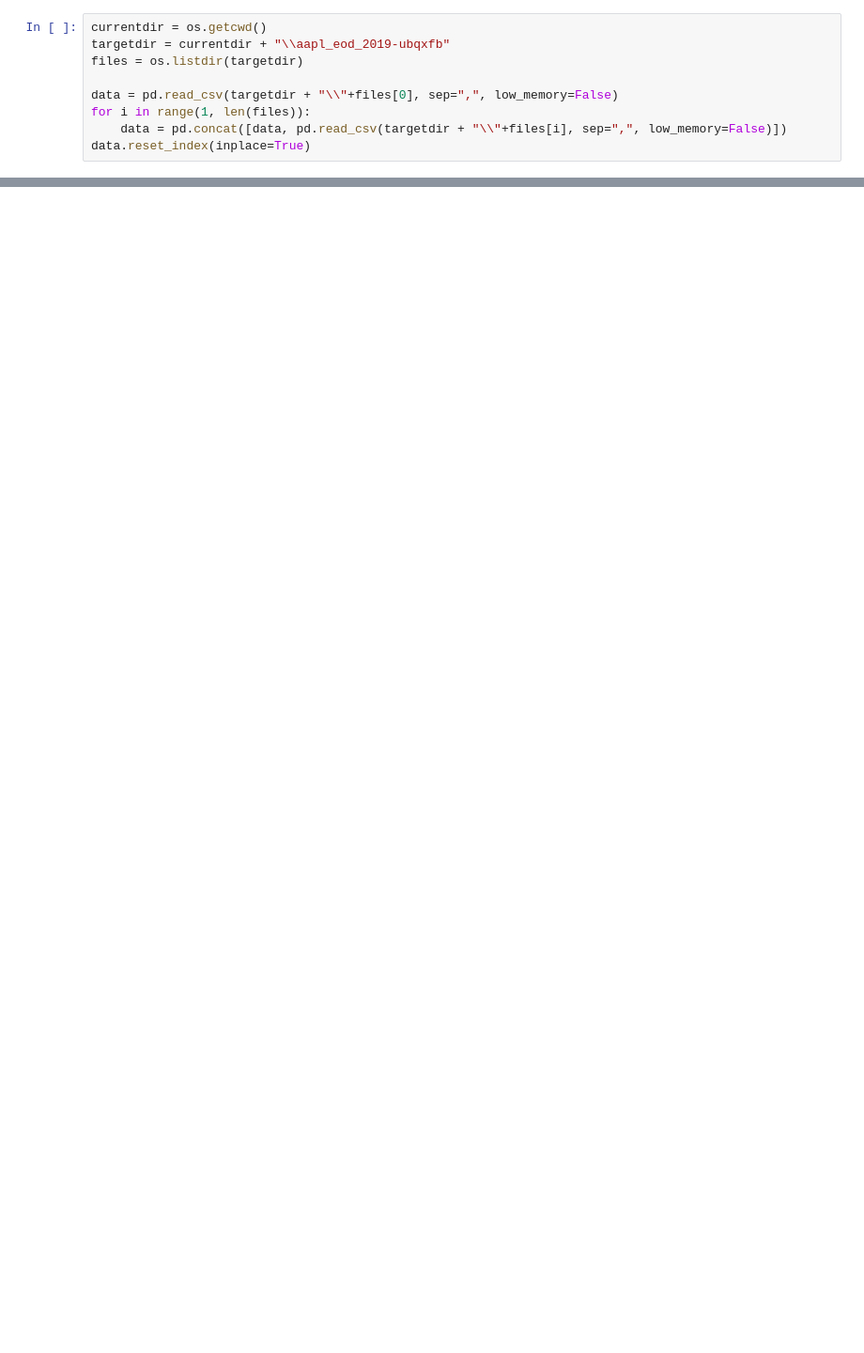
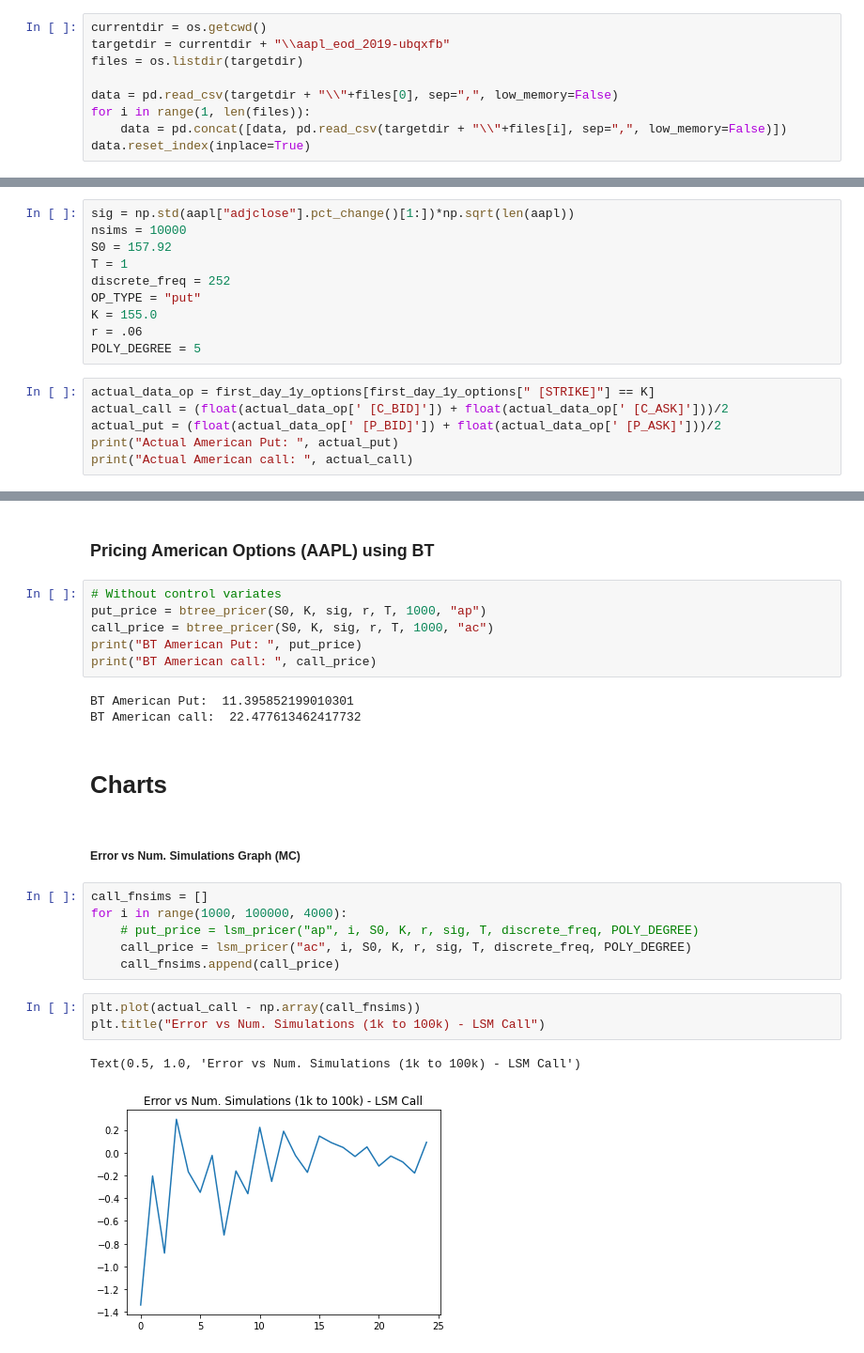
Before and after one commit to sidiyer00/FE620-Option-Pricing, a Jupyter notebook: aapl_pricing.ipynb, the cells around one changed output, grey strips where cells are left out. Shown: that part at 94% size. Saved outputs shown, nothing was run; the diff lists cells and outputs as text; blank space fills up the shorter version.

Commit message:
Added charts for errors vs actual aapl prices

```diff
--- a/aapl_pricing.ipynb
+++ b/aapl_pricing.ipynb
@@ -29,0 +55,16 @@ data
+# %%
+sig = np.std(aapl["adjclose"].pct_change()[1:])*np.sqrt(len(aapl))
+nsims = 10000
+S0 = 157.92
+T = 1
+discrete_freq = 252
+OP_TYPE = "put"
+K = 155.0
+r = .06
+POLY_DEGREE = 5
+# %%
+actual_data_op = first_day_1y_options[first_day_1y_options[" [STRIKE]"] == K]
+actual_call = (float(actual_data_op[' [C_BID]']) + float(actual_data_op[' [C_ASK]']))/2
+actual_put = (float(actual_data_op[' [P_BID]']) + float(actual_data_op[' [P_ASK]']))/2
+print("Actual American Put: ", actual_put)
+print("Actual American call: ", actual_call)
@@ -29,0 +84,27 @@ data
+# %% [markdown]
+### Pricing American Options (AAPL) using BT
+# %%
+# Without control variates
+put_price = btree_pricer(S0, K, sig, r, T, 1000, "ap")
+call_price = btree_pricer(S0, K, sig, r, T, 1000, "ac")
+print("BT American Put: ", put_price)
+print("BT American call: ", call_price)
+# %% [output]
+BT American Put:  11.395852199010301
+BT American call:  22.477613462417732
+# %% [markdown]
+# Charts
+# %% [markdown]
+##### Error vs Num. Simulations Graph (MC)
+# %%
+call_fnsims = []
+for i in range(1000, 100000, 4000):
+    # put_price = lsm_pricer("ap", i, S0, K, r, sig, T, discrete_freq, POLY_DEGREE)
+    call_price = lsm_pricer("ac", i, S0, K, r, sig, T, discrete_freq, POLY_DEGREE)
+    call_fnsims.append(call_price)
+# %%
+plt.plot(actual_call - np.array(call_fnsims))
+plt.title("Error vs Num. Simulations (1k to 100k) - LSM Call")
+# %% [output]
+Text(0.5, 1.0, 'Error vs Num. Simulations (1k to 100k) - LSM Call')
+[figure, added]
```
Also changed, not shown: parts of 15 cells of this notebook, 1 other file.
